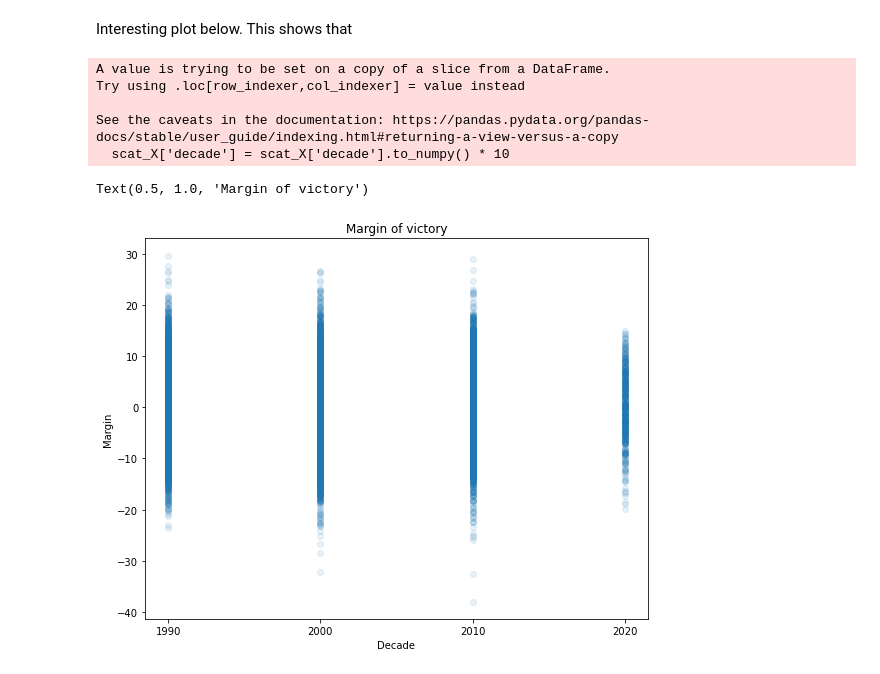
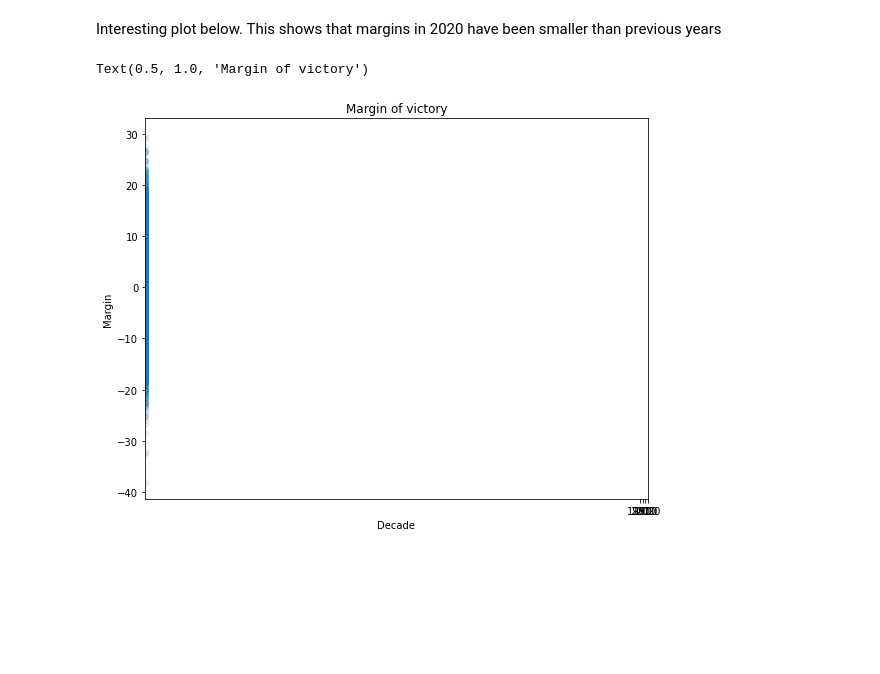
Before and after one commit to edubu2/metis-project2, a Jupyter notebook: code/model_selection.ipynb, the cells around one changed output. Cells and saved outputs as stored; diff of their text form; code cells hidden in the pictures; blank space fills up the shorter version.

Commit message:
Add log_year feature, seems to work

```diff
--- a/code/model_selection.ipynb
+++ b/code/model_selection.ipynb
@@ -46,27 +46,21 @@ X = game_df[[
 
 y = game_df['result_win']
 # %% [markdown]
-Interesting plot below. This shows that
+Interesting plot below. This shows that margins in 2020 have been smaller than previous years
 # %%
 fig, ax = plt.subplots(figsize=(9, 7))
 
 scat_X = game_df[['decade']] # must be 2-D
-scat_X['decade'] = scat_X['decade'].to_numpy() * 10
 scat_y = game_df['ewma_margin']
 
 ax.scatter(scat_X, scat_y, alpha=0.1)
 ax.set_xlabel("Decade")
 ax.set_xticks([1990, 2000, 2010, 2020])
 ax.set_ylabel("Margin")
 ax.set_title("Margin of victory")
 # %% [output]
-A value is trying to be set on a copy of a slice from a DataFrame.
-Try using .loc[row_indexer,col_indexer] = value instead
-
-See the caveats in the documentation: https://pandas.pydata.org/pandas-docs/stable/user_guide/indexing.html#returning-a-view-versus-a-copy
-  scat_X['decade'] = scat_X['decade'].to_numpy() * 10
+Text(0.5, 1.0, 'Margin of victory')
-Text(0.5, 1.0, 'Margin of victory')
-[figure, old version]
+[figure, new version]
 # %%
 fig, ax = plt.subplots(figsize=(9, 7))
 
```
Also changed, not shown: parts of 1 cell of this notebook, 1 other file.
